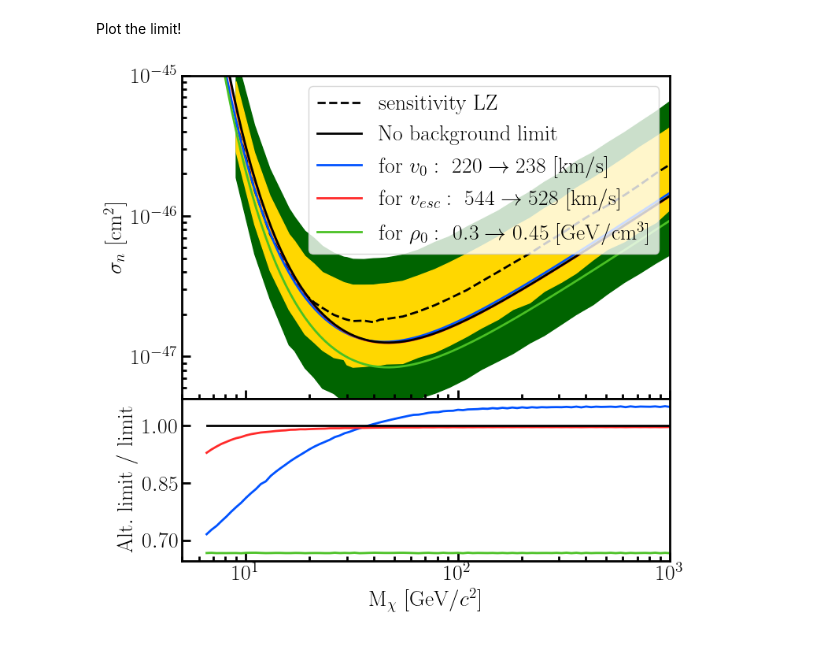
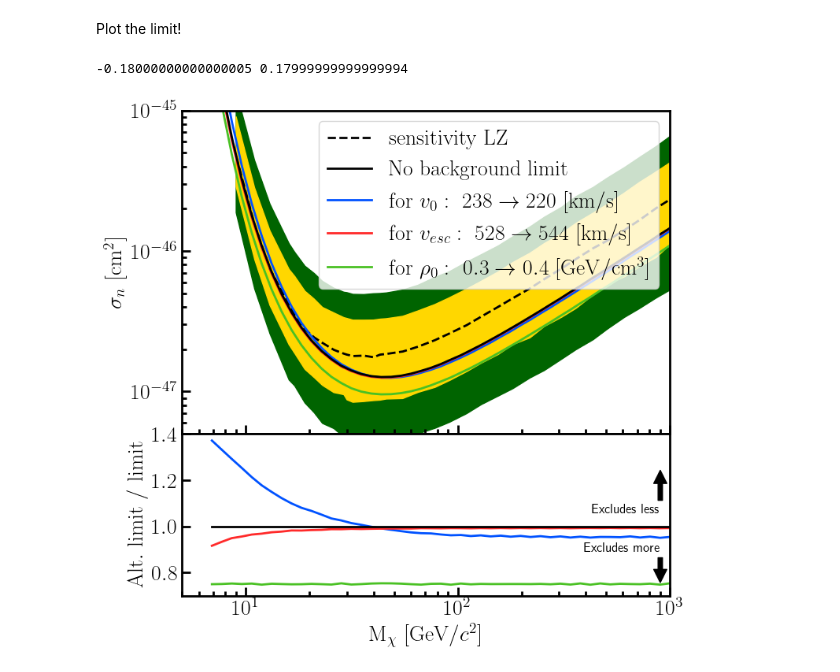
Before and after one commit to XAMS-nikhef/thesis_plots, a Jupyter notebook: notebooks/limits.ipynb, the cells around one changed output. Cells and saved outputs as stored; diff of their text form; code cells hidden in the pictures.

```diff
--- a/notebooks/limits.ipynb
+++ b/notebooks/limits.ipynb
@@ -29,7 +32,7 @@ For this we need two things:
  - a model of the expected wimp rates
 # %%
 detector = LZ()
-benchmark_model = dict(v_0=220*nu.km/nu.s,
+benchmark_model = dict(v_0=238*nu.km/nu.s,
                        v_esc=528*nu.km/nu.s,
                        rho_dm=0.3* nu.GeV/nu.c0**2 / nu.cm**3)
 halo_model = wimprates.StandardHaloModel(**benchmark_model)
@@ -63,17 +71,12 @@ else:
 # %%
 limit = limit_setter.set_limits(mass_range = mass_range, **limit_kw)
 # %%
-alt_v0 = wimprates.StandardHaloModel(**dict(benchmark_model,
-                                            **dict(v_0=238*nu.km/nu.s)))
-alt_vesc = wimprates.StandardHaloModel(**dict(benchmark_model,
-                                              **dict(v_esc=544*nu.km/nu.s)))
-alt_rho = wimprates.StandardHaloModel(**dict(benchmark_model,
-                                             **dict(rho_dm=0.45* nu.GeV/nu.c0**2 / nu.cm**3)))
+alt_v0 = wimprates.StandardHaloModel(**dict(benchmark_model, **dict(v_0=220*nu.km/nu.s)))
+alt_vesc = wimprates.StandardHaloModel(**dict(benchmark_model, **dict(v_esc=544*nu.km/nu.s)))
+alt_rho = wimprates.StandardHaloModel(**dict(benchmark_model, **dict(rho_dm=0.4* nu.GeV/nu.c0**2 / nu.cm**3)))
 
 def get_alt_limit(alt_model):
     """For a different halo model, get the approprate limit"""
-    limit_setter_alt = LimitSetter(detector=detector,
-                                   halo_model=alt_model
-                                  )
+    limit_setter_alt = LimitSetter(detector=detector, halo_model=alt_model)
     return limit_setter_alt.set_limits(mass_range=mass_range,  **limit_kw)
 # %%
@@ -104,41 +107,65 @@ plt.fill_between(lz_limit['mass(GeV)'], lz_limit['-1sigma'], lz_limit['+1sigma']
 
 # BG-free lines
 plt.plot(mass_range, limit, label=mathrm('No background limit'), **kw, zorder=3)
-plt.plot(mass_range, limit_alt_v0, label= mathrm('for ') + '$v_0:\ 220\\to238\ [\mathrm{km/s}]$', **kw,)
-plt.plot(mass_range, limit_alt_vesc, label= mathrm('for ') +'$v_{esc}:\ 544\\to528\ [\mathrm{km/s}]$', **kw,)
-plt.plot(mass_range, limit_alt_rho, label = mathrm('for ') +'$\\rho_0: \ 0.3\\to0.45\ [\mathrm{GeV/cm^3}]$', **kw,)
+plt.plot(mass_range, limit_alt_v0, label= mathrm('for ') + '$v_0:\ 238\\to220\ [\mathrm{km/s}]$', **kw,)
+plt.plot(mass_range, limit_alt_vesc, label= mathrm('for ') +'$v_{esc}:\ 528\\to544\ [\mathrm{km/s}]$', **kw,)
+plt.plot(mass_range, limit_alt_rho, label = mathrm('for ') +'$\\rho_0: \ 0.3\\to0.4\ [\mathrm{GeV/cm^3}]$', **kw,)
 
 # Top panel settings
 plt.xscale('log')
 plt.yscale('log')
 plt.ylabel('$\sigma_n\ [\mathrm{cm}^2]$')
 plt.legend(ncol=1, loc='upper right')
 plt.ylim(5*10**-48, 10**-45)
 # plt.ylim(10**-47, 3*10**-46)
 plt.xlim(5, 1000)
 plt.xscale('log')
 
 # Bottom panel
 
 plt.sca(axes[1])
 # Skip the LZ sens
 # itp = scipy.interpolate.interp1d(lz_limit['mass(GeV)'], lz_limit['median'], bounds_error=False)
 # plt.plot(mass_range, itp(mass_range)/limit, **kw, c='k',ls='--')
 plt.plot(mass_range, limit/limit, **kw, zorder=3)
 plt.plot(mass_range, limit_alt_v0/limit,**kw)
 plt.plot(mass_range, limit_alt_vesc/limit, **kw)
 plt.plot(mass_range, limit_alt_rho/limit,**kw)
 
 # settings
 plt.ylabel(mathrm('Alt. limit / limit'))
 plt.xlabel('$\mathrm{M}_\chi\ [\mathrm{GeV}/c^2]$')
 plt.subplots_adjust(hspace=0.)
 # plt.ylim(.5, 1.75)
-plt.yticks([0.7, 0.85, 1])
+plt.yticks([0.8, 1, 1.2, 1.4])
 #Save
+plt.ylim(0.7, 1.4)
+plt.annotate('Excludes less',
+             xy=(900, 1.25),
+             xycoords='data',
+             xytext=(900, 1.07),
+             textcoords='data',
+             fontsize=12,
+             arrowprops=dict(facecolor='black', shrink=0.05),
+             horizontalalignment='right',
+             verticalalignment='center',
+            )
+plt.annotate('Excludes more',
+             xy=(900, 0.75),
+             xycoords='data',
+             xytext=(900, 0.93),
+             textcoords='data',
+             fontsize=12,
+             arrowprops=dict(facecolor='black', shrink=0.05),
+             horizontalalignment='right',
+             verticalalignment='top',
+            )
+
 thesis_plots.save_fig('limit_setting')
+print(0.75-0.93, 1.25-1.07)
 # %% [output]
+-0.18000000000000005 0.17999999999999994
-[figure, old version]
+[figure, new version]
 # %%
 plt.axhline(1, ls='--', c='k')
 itp = scipy.interpolate.interp1d(lz_limit['mass(GeV)'], lz_limit['median'], bounds_error=False)
```
Also changed, not shown: parts of 5 cells of this notebook, 4 other files.
